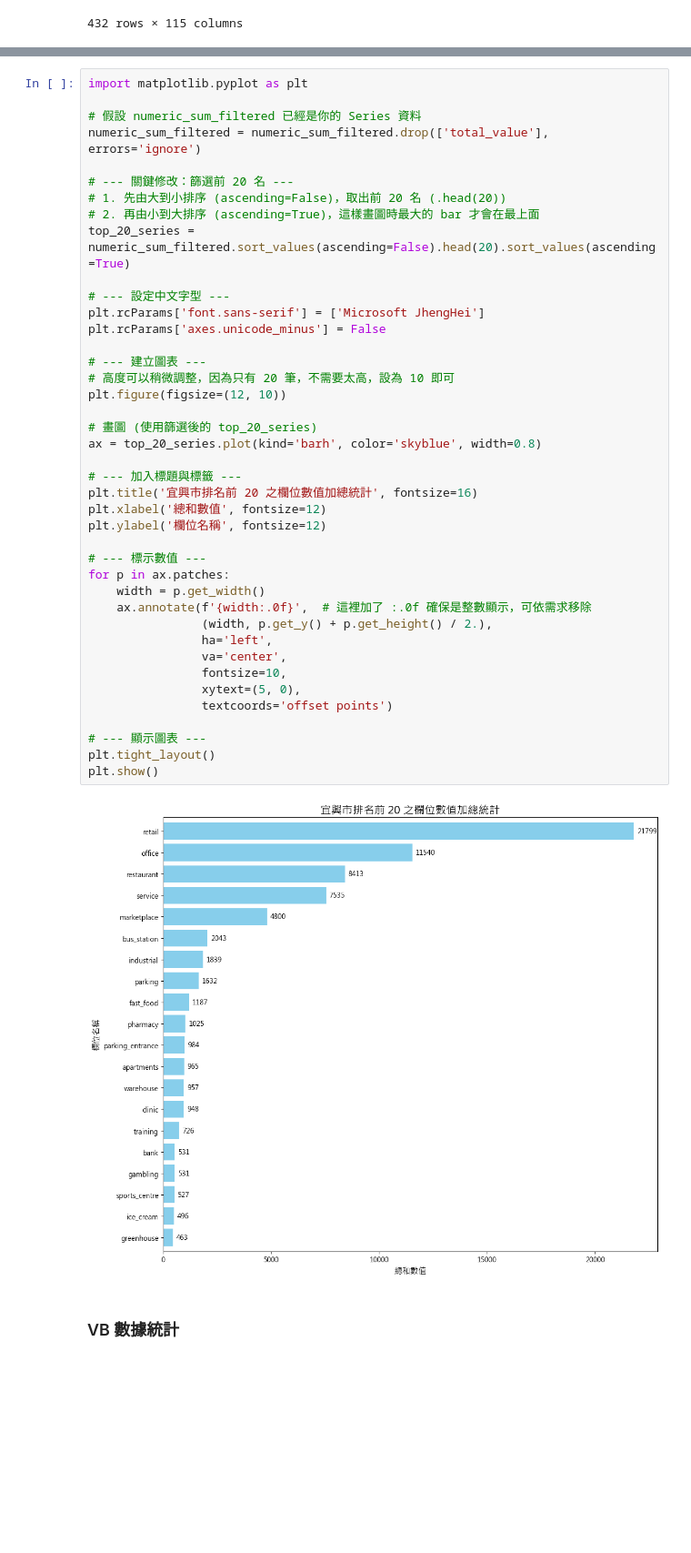
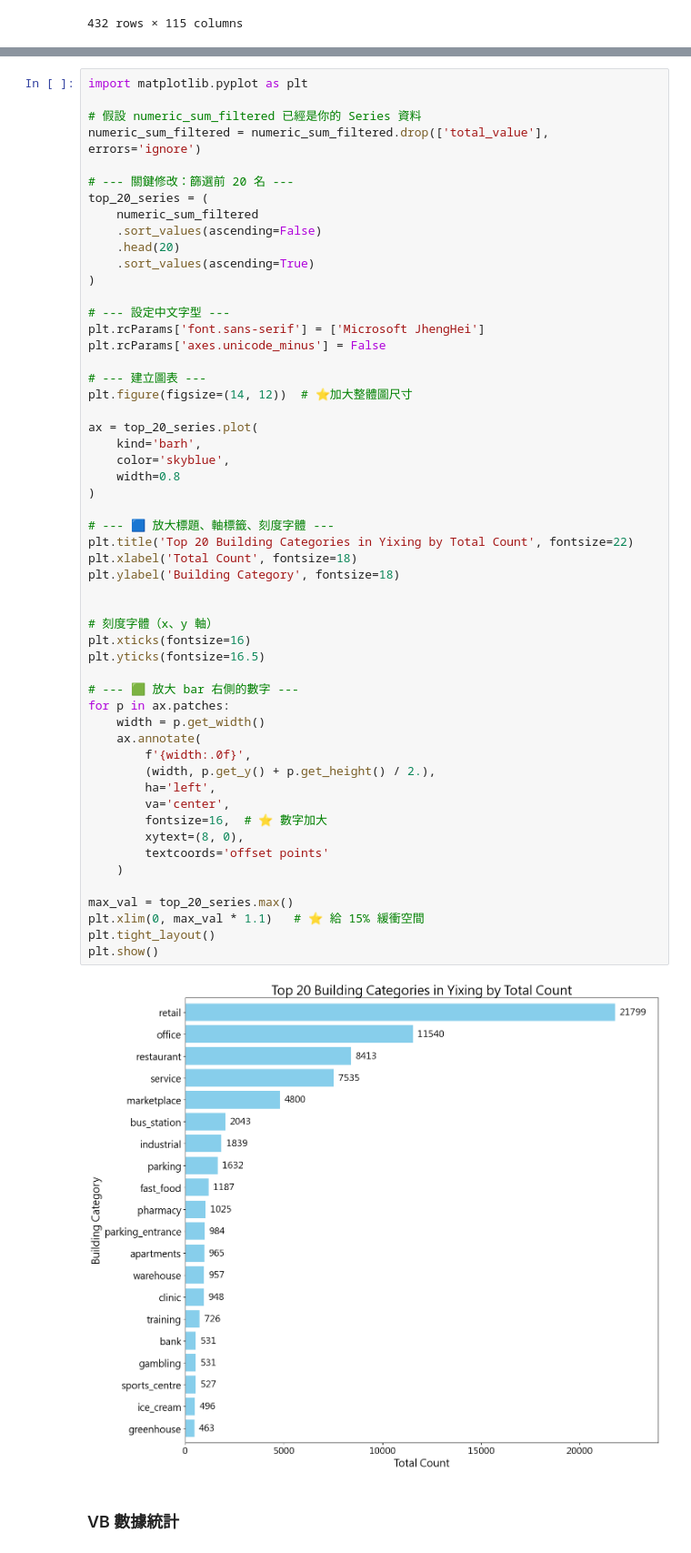
Before and after one commit to giraffeiscute/Yi-xing-city-OHCA-loctaion-prediction, a Jupyter notebook: Yixing_data_stat.ipynb, the cells around one changed output, grey strips where cells are left out. Shown at 91% size. Drawn from its saved outputs; the diff is of its cells as text; blank space fills up the shorter version.

```diff
--- a/Yixing_data_stat.ipynb
+++ b/Yixing_data_stat.ipynb
@@ -161,46 +161,59 @@ dtype: int64
 # %%
 import matplotlib.pyplot as plt
 
 # 假設 numeric_sum_filtered 已經是你的 Series 資料
 numeric_sum_filtered = numeric_sum_filtered.drop(['total_value'], errors='ignore')
 
 # --- 關鍵修改：篩選前 20 名 ---
-# 1. 先由大到小排序 (ascending=False)，取出前 20 名 (.head(20))
-# 2. 再由小到大排序 (ascending=True)，這樣畫圖時最大的 bar 才會在最上面
-top_20_series = numeric_sum_filtered.sort_values(ascending=False).head(20).sort_values(ascending=True)
+top_20_series = (
+    numeric_sum_filtered
+    .sort_values(ascending=False)
+    .head(20)
+    .sort_values(ascending=True)
+)
 
 # --- 設定中文字型 ---
 plt.rcParams['font.sans-serif'] = ['Microsoft JhengHei']
 plt.rcParams['axes.unicode_minus'] = False
 
 # --- 建立圖表 ---
-# 高度可以稍微調整，因為只有 20 筆，不需要太高，設為 10 即可
-plt.figure(figsize=(12, 10))
+plt.figure(figsize=(14, 12))  # ⭐加大整體圖尺寸
 
-# 畫圖 (使用篩選後的 top_20_series)
-ax = top_20_series.plot(kind='barh', color='skyblue', width=0.8)
+ax = top_20_series.plot(
+    kind='barh',
+    color='skyblue',
+    width=0.8
+)
 
-# --- 加入標題與標籤 ---
-plt.title('宜興市排名前 20 之欄位數值加總統計', fontsize=16)
-plt.xlabel('總和數值', fontsize=12)
-plt.ylabel('欄位名稱', fontsize=12)
+# --- 🟦 放大標題、軸標籤、刻度字體 ---
+plt.title('Top 20 Building Categories in Yixing by Total Count', fontsize=22)
+plt.xlabel('Total Count', fontsize=18)
+plt.ylabel('Building Category', fontsize=18)
 
-# --- 標示數值 ---
+
+# 刻度字體（x、y 軸）
+plt.xticks(fontsize=16)
+plt.yticks(fontsize=16.5)
+
+# --- 🟩 放大 bar 右側的數字 ---
 for p in ax.patches:
     width = p.get_width()
-    ax.annotate(f'{width:.0f}',  # 這裡加了 :.0f 確保是整數顯示，可依需求移除
-                (width, p.get_y() + p.get_height() / 2.),
-                ha='left',
-                va='center',
-                fontsize=10,
-                xytext=(5, 0),
-                textcoords='offset points')
+    ax.annotate(
+        f'{width:.0f}',
+        (width, p.get_y() + p.get_height() / 2.),
+        ha='left',
+        va='center',
+        fontsize=16,  # ⭐ 數字加大
+        xytext=(8, 0),
+        textcoords='offset points'
+    )
 
-# --- 顯示圖表 ---
+max_val = top_20_series.max()
+plt.xlim(0, max_val * 1.1)   # ⭐ 給 15% 緩衝空間
 plt.tight_layout()
 plt.show()
 # %% [output]
-[figure, old version]
+[figure, new version]
 # %% [markdown]
 ### VB 數據統計
 # %%
```
Also changed, not shown: parts of 1 cell of this notebook, 3 other files.
